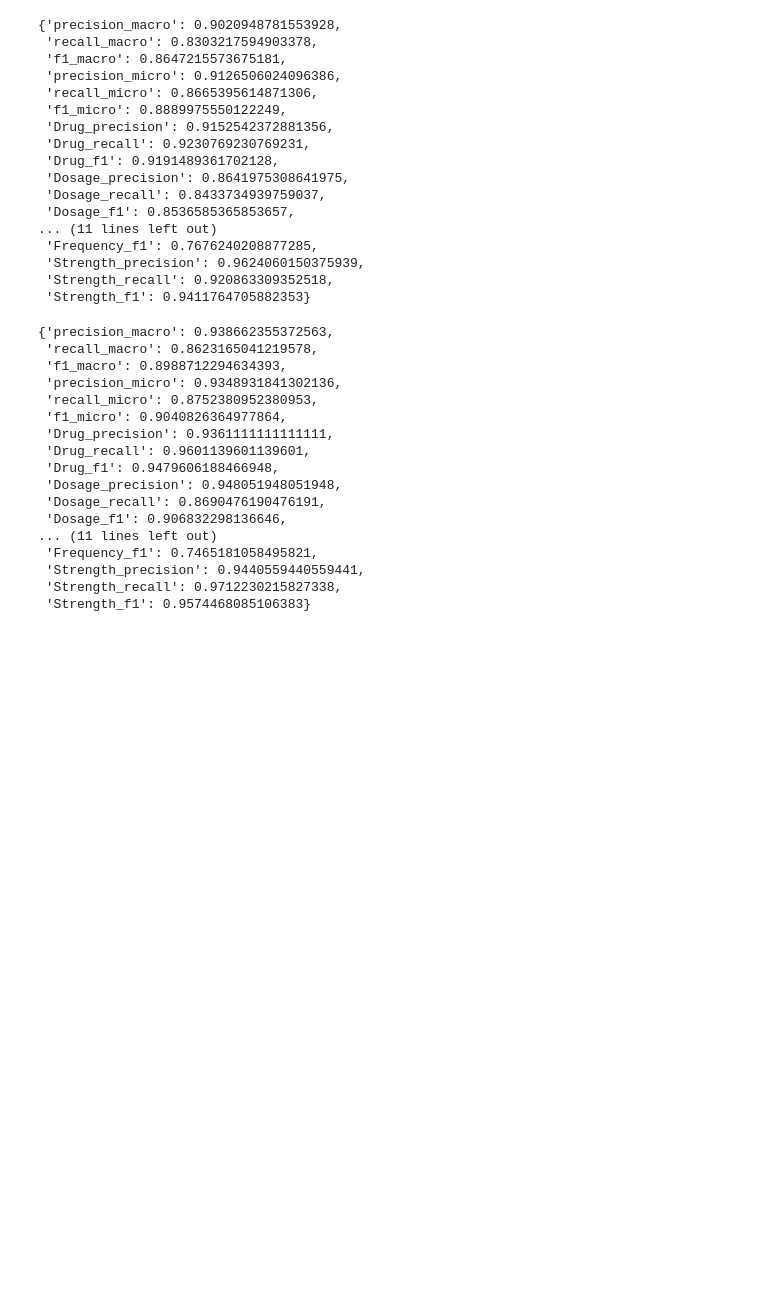
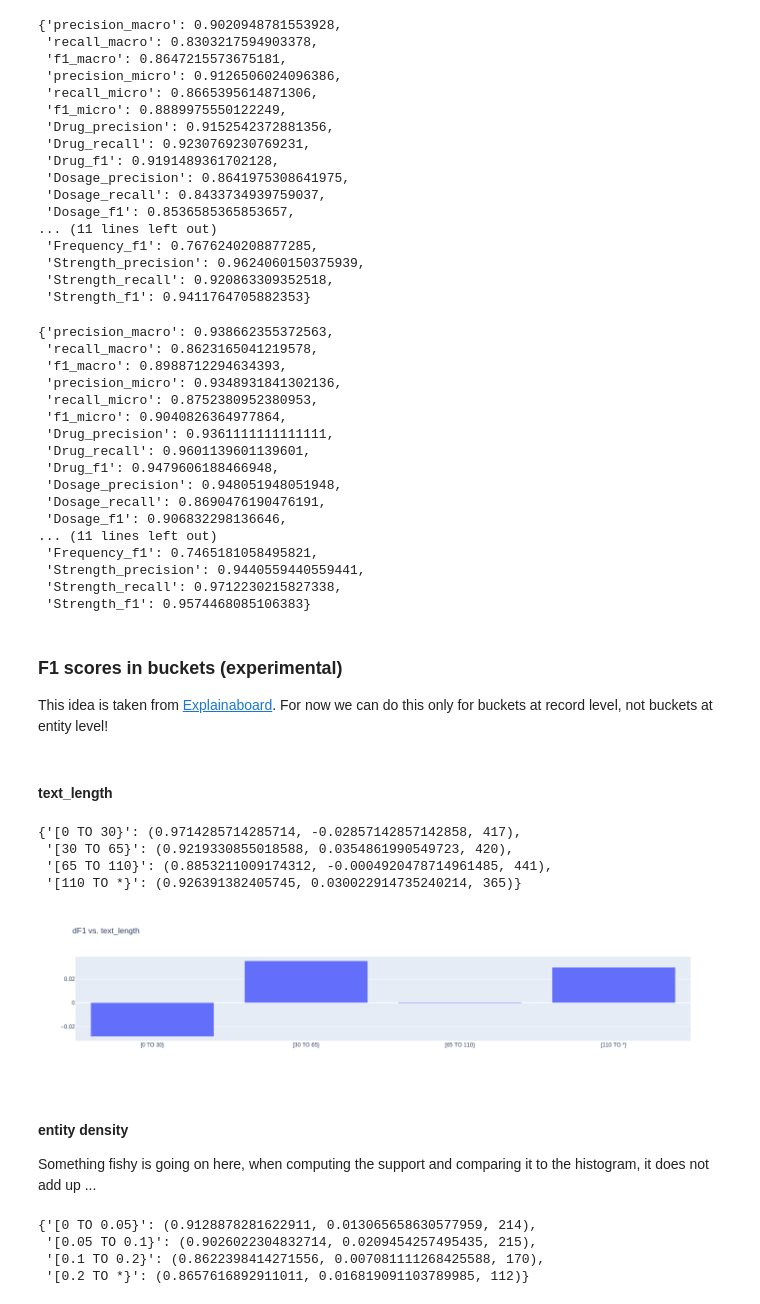
Before and after one commit to argilla-io/rubrix_and_metrics, a Jupyter notebook: all_metrics.ipynb, the cells around one changed output. Drawn from its saved outputs; the diff is of its cells as text; code cells hidden in the pictures; blank space fills up the shorter version.

Commit message:
add bucket plots

```diff
--- a/all_metrics.ipynb
+++ b/all_metrics.ipynb
@@ -295,3 +295,44 @@ f1(name="med7_trf_datashift").data
  'Strength_precision': 0.9440559440559441,
  'Strength_recall': 0.9712230215827338,
  'Strength_f1': 0.9574468085106383}
+# %% [markdown]
+### F1 scores in buckets (experimental)
+
+This idea is taken from [Explainaboard](http://explainaboard.nlpedia.ai/leaderboard/task-ner/index.php).
+For now we can do this only for buckets at record level, not buckets at entity level!
+# %% [markdown]
+#### text_length
+# %%
+from rubrix.metrics.token_classification import f1
+from rubrix.metrics.helpers import bar
+
+
+def text_length(xs):
+    buckets = {}
+    for i, x in enumerate(xs):
+        try:
+            rango = f"[{x} TO {xs[i+1]}}}"
+        except IndexError:
+            continue
+        query = f"metrics.text_length:{rango}"
+        support = len(rb.load("med7_trf", query=query))
+        trf = f1(name="med7_trf", query=query).data["f1_micro"]
+        lg = f1(name="med7_lg", query=query).data["f1_micro"]
+        buckets[rango] = trf, trf - lg, support
+    return buckets
+# %%
+xs = [0, 30, 65, 110, "*"]
+text_length(xs)
+# %% [output]
+{'[0 TO 30}': (0.9714285714285714, -0.02857142857142858, 417),
+ '[30 TO 65}': (0.9219330855018588, 0.0354861990549723, 420),
+ '[65 TO 110}': (0.8853211009174312, -0.0004920478714961485, 441),
+ '[110 TO *}': (0.926391382405745, 0.030022914735240214, 365)}
+# %%
+bar({k: v[1] for k, v in text_length(xs).items()}, title="dF1 vs. text_length")
+# %% [output]
+[figure, added]
+# %% [markdown]
+#### entity density
+
+Something fishy is going on here, when computing the support and comparing it to the histogram, it does not add up ...
@@ -297,0 +353,8 @@ f1(name="med7_trf_datashift").data
+# %%
+xs = [0, 0.05, 0.1, 0.2, "*"]
+entity_density(xs)
+# %% [output]
+{'[0 TO 0.05}': (0.9128878281622911, 0.013065658630577959, 214),
+ '[0.05 TO 0.1}': (0.9026022304832714, 0.0209454257495435, 215),
+ '[0.1 TO 0.2}': (0.8622398414271556, 0.007081111268425588, 170),
+ '[0.2 TO *}': (0.8657616892911011, 0.016819091103789985, 112)}
```
Also changed, not shown: parts of 3 cells of this notebook.
